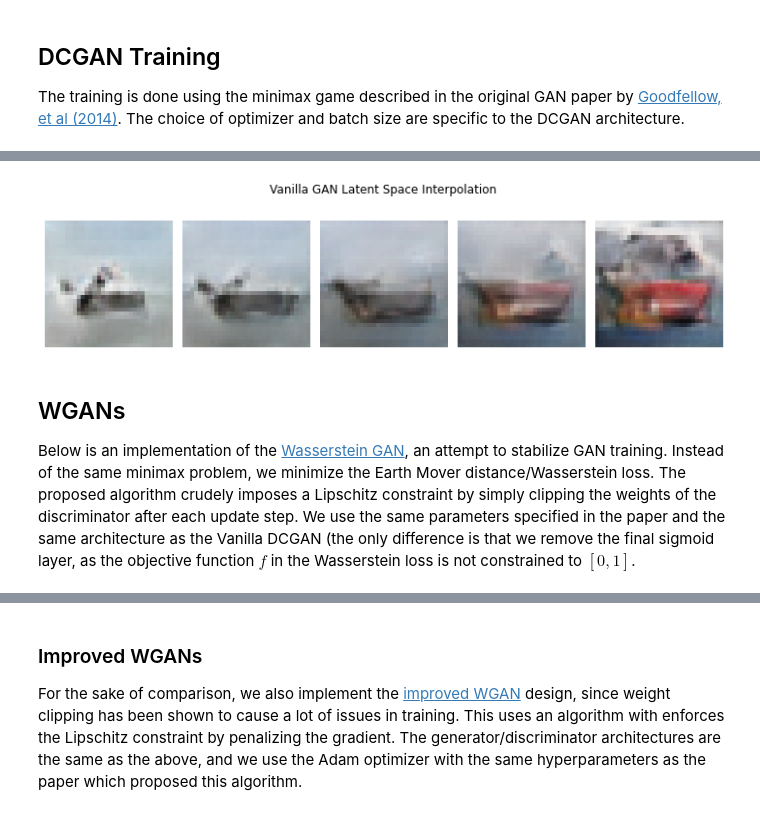
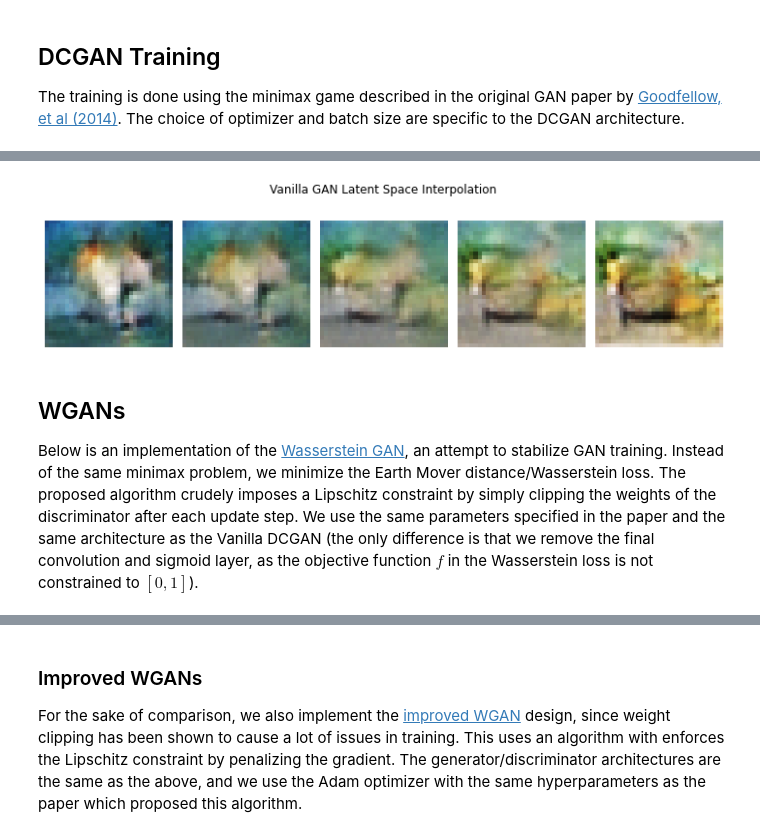
Before and after one commit to quinnfrank/GAN-regularization, a Jupyter notebook: DCGAN.ipynb, the cells around one changed output, grey strips where cells are left out. Saved outputs shown, nothing was run; the diff lists cells and outputs as text; code cells hidden in the pictures.

```diff
--- a/DCGAN.ipynb
+++ b/DCGAN.ipynb
@@ -678 +563,4 @@ test_set = CIFARDataset().load(["data/test_batch"])
+# %%
+vgen = DCGenerator().cuda()
+vdis = DCDiscriminator().cuda()
 # %%
@@ -688,11 +597,11 @@ plot_generator_samples(vgen, title="Vanilla GAN Sampled Images")
 # %%
-#plot_interpolation(vgen, title="Vanilla GAN Latent Space Interpolation")
+plot_interpolation(vgen, title="Vanilla GAN Latent Space Interpolation")
 # %% [output]
-[figure, old version]
+[figure, new version]
 # %% [markdown]
 ## WGANs
 
-Below is an implementation of the <a href="https://arxiv.org/pdf/1701.07875.pdf">Wasserstein GAN</a>, an attempt to stabilize GAN training.  Instead of the same minimax problem, we minimize the Earth Mover distance/Wasserstein loss.  The proposed algorithm crudely imposes a Lipschitz constraint by simply clipping the weights of the discriminator after each update step.  We use the same parameters specified in the paper and the same architecture as the Vanilla DCGAN (the only difference is that we remove the final sigmoid layer, as the objective function $f$ in the Wasserstein loss is not constrained to $[0, 1]$.
+Below is an implementation of the <a href="https://arxiv.org/pdf/1701.07875.pdf">Wasserstein GAN</a>, an attempt to stabilize GAN training.  Instead of the same minimax problem, we minimize the Earth Mover distance/Wasserstein loss.  The proposed algorithm crudely imposes a Lipschitz constraint by simply clipping the weights of the discriminator after each update step.  We use the same parameters specified in the paper and the same architecture as the Vanilla DCGAN (the only difference is that we remove the final convolution and sigmoid layer, as the objective function $f$ in the Wasserstein loss is not constrained to $[0, 1]$).
 # %%
 # Functions to train a WGAN
 
```
Also changed, not shown: parts of 19 cells of this notebook.
